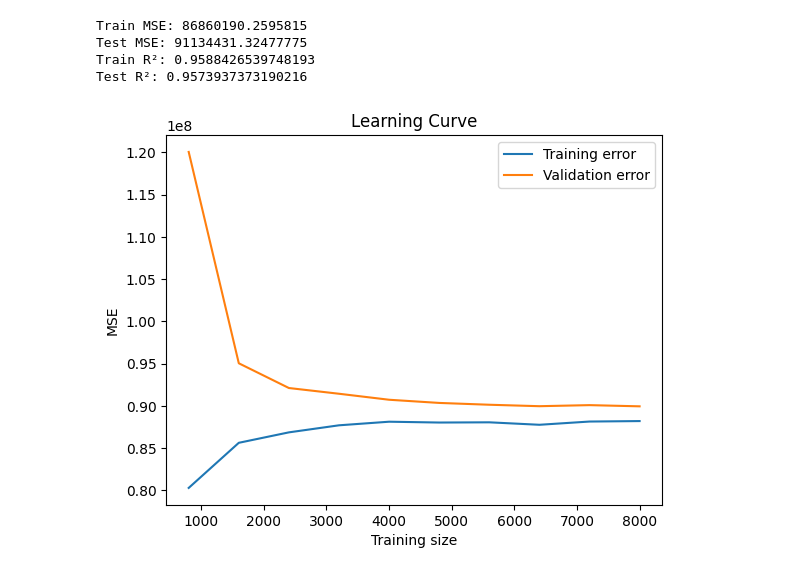
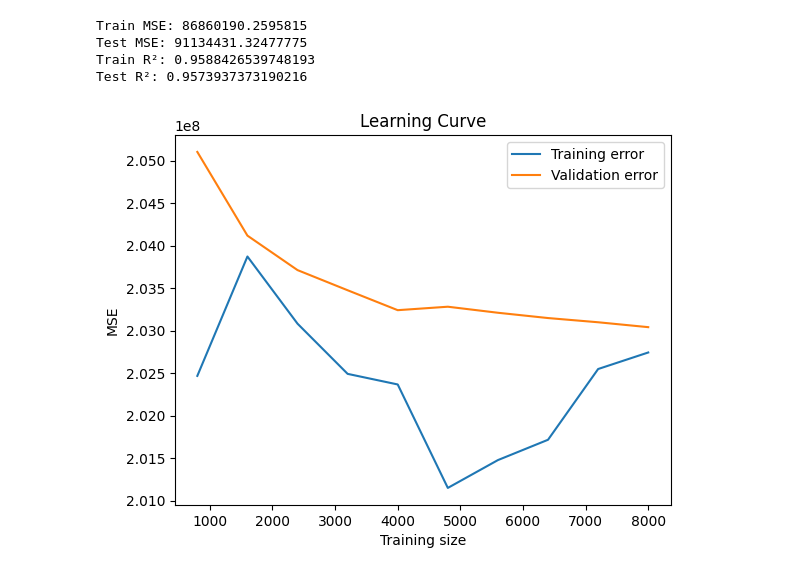
Before and after one commit to JamesFurdui/ML-Projects, a Jupyter notebook: Predict_Employee_Salary/Salary_PredictionV2.ipynb, the cells around one changed output. Cells and saved outputs as stored; diff of their text form; code cells hidden in the pictures.

```diff
--- a/Predict_Employee_Salary/Salary_PredictionV2.ipynb
+++ b/Predict_Employee_Salary/Salary_PredictionV2.ipynb
@@ -130,7 +131,7 @@ R2 Score for Salary Prediction: 0.9044378551409201
 MSE for Salary Prediction 204406610.19996992
 [figure]
 # %%
-poly = PolynomialFeatures(degree=6, include_bias=False)
+poly = PolynomialFeatures(degree=3, include_bias=False)
 
 X_train_poly = poly.fit_transform(X_train)
 X_test_poly = poly.transform(X_test)
@@ -172,21 +168,19 @@ Test MSE: 91134431.32477775
 Train R²: 0.9588426539748193
 Test R²: 0.9573937373190216
 # %%
-X_poly = poly.fit_transform(X)
-
 train_sizes, train_scores, test_scores = learning_curve(
-    lr_model, X_poly, y, cv=5, scoring='neg_mean_squared_error',
+    pmodel, X, y, cv=5, scoring='neg_mean_squared_error',
     train_sizes=np.linspace(0.1, 1.0, 10), random_state=42, shuffle=True)
 
 train_scores_mean = -np.mean(train_scores, axis=1)
 test_scores_mean = -np.mean(test_scores, axis=1)
 
 plt.plot(train_sizes, train_scores_mean, label='Training error')
 plt.plot(train_sizes, test_scores_mean, label='Validation error')
 plt.xlabel("Training size")
 plt.ylabel("MSE")
 plt.legend()
 plt.title("Learning Curve")
 plt.show()
 # %% [output]
-[figure, old version]
+[figure, new version]
```
Also changed, not shown: parts of 2 cells of this notebook, 2 other files.
